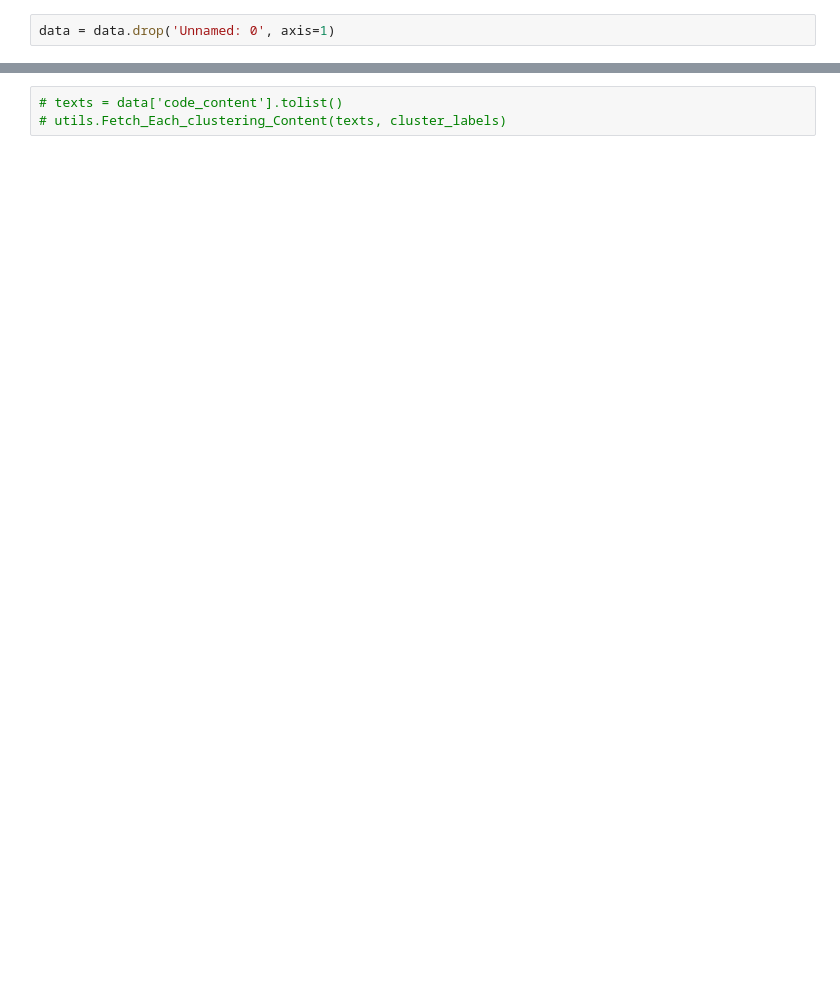
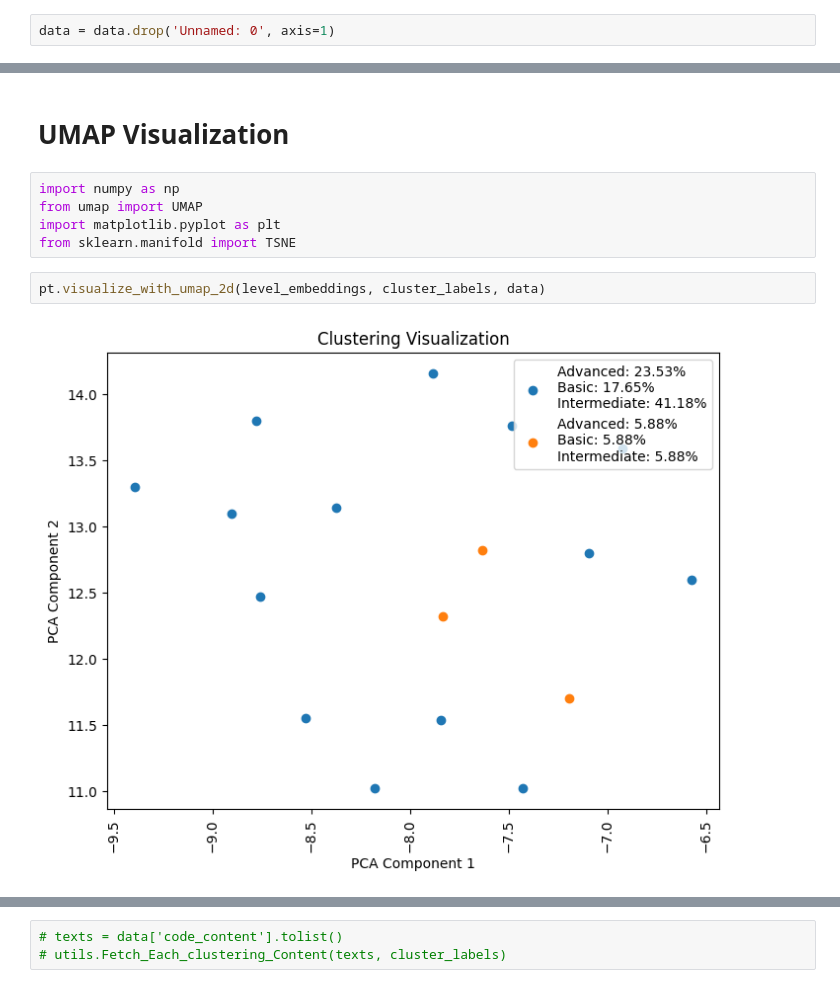
Before and after one commit to RYees/python_code_analysis, a Jupyter notebook: notebooks/cluster.ipynb, the cells around one changed output, grey strips where cells are left out. Drawn from its saved outputs; the diff is of its cells as text; blank space fills up the shorter version.

```diff
--- a/notebooks/cluster.ipynb
+++ b/notebooks/cluster.ipynb
@@ -93,0 +106,11 @@ percentage
+# %% [markdown]
+# UMAP Visualization
+# %%
+import numpy as np
+from umap import UMAP
+import matplotlib.pyplot as plt
+from sklearn.manifold import TSNE
+# %%
+pt.visualize_with_umap_2d(level_embeddings, cluster_labels, data)
+# %% [output]
+[figure, added]
```
Also changed, not shown: parts of 21 cells of this notebook, 5 other files.
